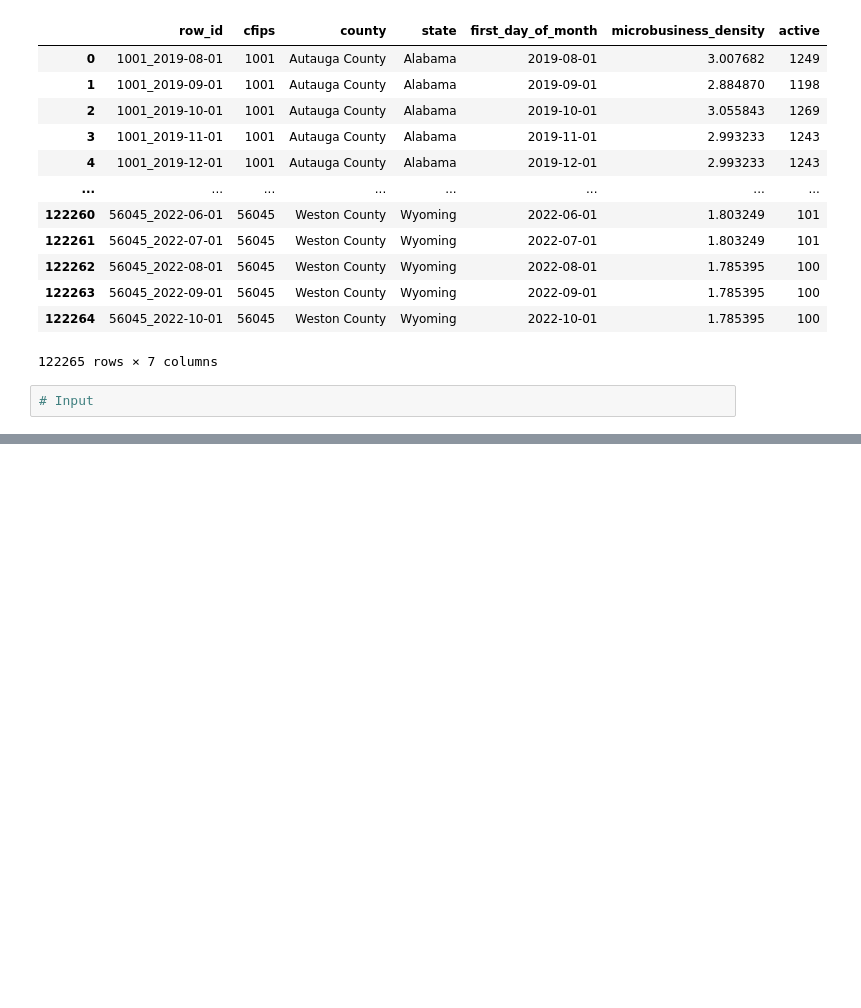
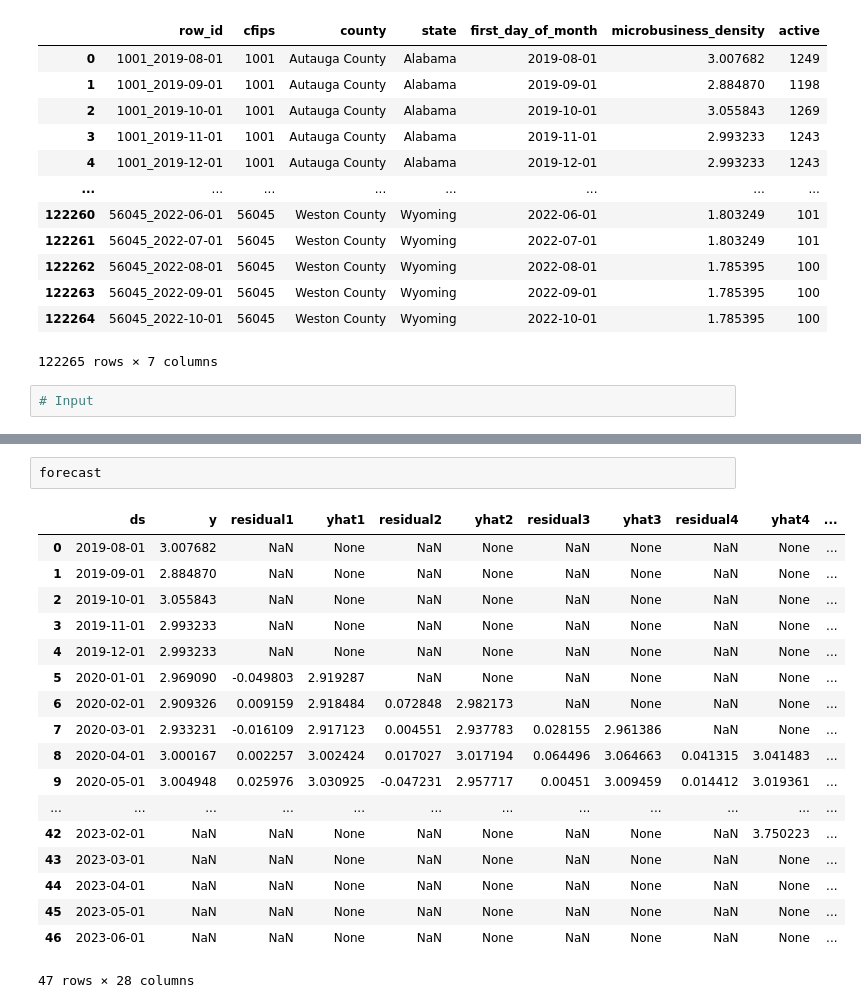
Before and after one commit to yunseokj1372/kaggle_forecasting, a Jupyter notebook: model/neuralprophet_1.ipynb, the cells around one changed output, grey strips where cells are left out. Cells and saved outputs as stored; diff of their text form; blank space fills up the shorter version.

```diff
--- a/model/neuralprophet_1.ipynb
+++ b/model/neuralprophet_1.ipynb
@@ -176,0 +201,21 @@ NP.plot(forecast)
+# %%
+forecast
+# %% [output]
+|  | ds | y | residual1 | yhat1 | residual2 | yhat2 | residual3 | yhat3 | residual4 | yhat4 | ... |
+| 0 | 2019-08-01 | 3.007682 | NaN | None | NaN | None | NaN | None | NaN | None | ... |
+| 1 | 2019-09-01 | 2.884870 | NaN | None | NaN | None | NaN | None | NaN | None | ... |
+| 2 | 2019-10-01 | 3.055843 | NaN | None | NaN | None | NaN | None | NaN | None | ... |
+| 3 | 2019-11-01 | 2.993233 | NaN | None | NaN | None | NaN | None | NaN | None | ... |
+| 4 | 2019-12-01 | 2.993233 | NaN | None | NaN | None | NaN | None | NaN | None | ... |
+| 5 | 2020-01-01 | 2.969090 | -0.049803 | 2.919287 | NaN | None | NaN | None | NaN | None | ... |
+| 6 | 2020-02-01 | 2.909326 | 0.009159 | 2.918484 | 0.072848 | 2.982173 | NaN | None | NaN | None | ... |
+| 7 | 2020-03-01 | 2.933231 | -0.016109 | 2.917123 | 0.004551 | 2.937783 | 0.028155 | 2.961386 | NaN | None | ... |
+| 8 | 2020-04-01 | 3.000167 | 0.002257 | 3.002424 | 0.017027 | 3.017194 | 0.064496 | 3.064663 | 0.041315 | 3.041483 | ... |
+| 9 | 2020-05-01 | 3.004948 | 0.025976 | 3.030925 | -0.047231 | 2.957717 | 0.00451 | 3.009459 | 0.014412 | 3.019361 | ... |
+| ... | ... | ... | ... | ... | ... | ... | ... | ... | ... | ... | ... |
+| 42 | 2023-02-01 | NaN | NaN | None | NaN | None | NaN | None | NaN | 3.750223 | ... |
+| 43 | 2023-03-01 | NaN | NaN | None | NaN | None | NaN | None | NaN | None | ... |
+| 44 | 2023-04-01 | NaN | NaN | None | NaN | None | NaN | None | NaN | None | ... |
+| 45 | 2023-05-01 | NaN | NaN | None | NaN | None | NaN | None | NaN | None | ... |
+| 46 | 2023-06-01 | NaN | NaN | None | NaN | None | NaN | None | NaN | None | ... |
+47 rows × 28 columns
```
Also changed, not shown: parts of 5 cells of this notebook, 2 other files.
